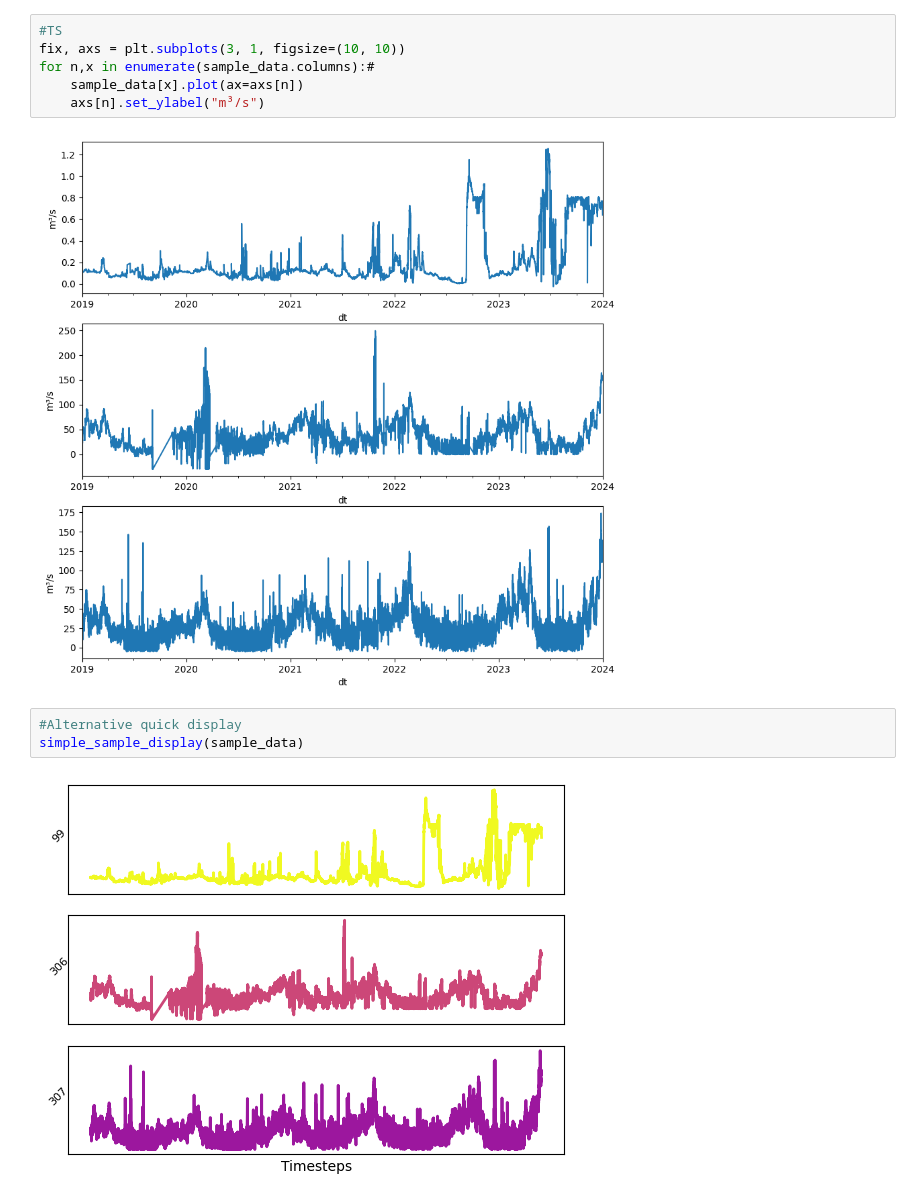
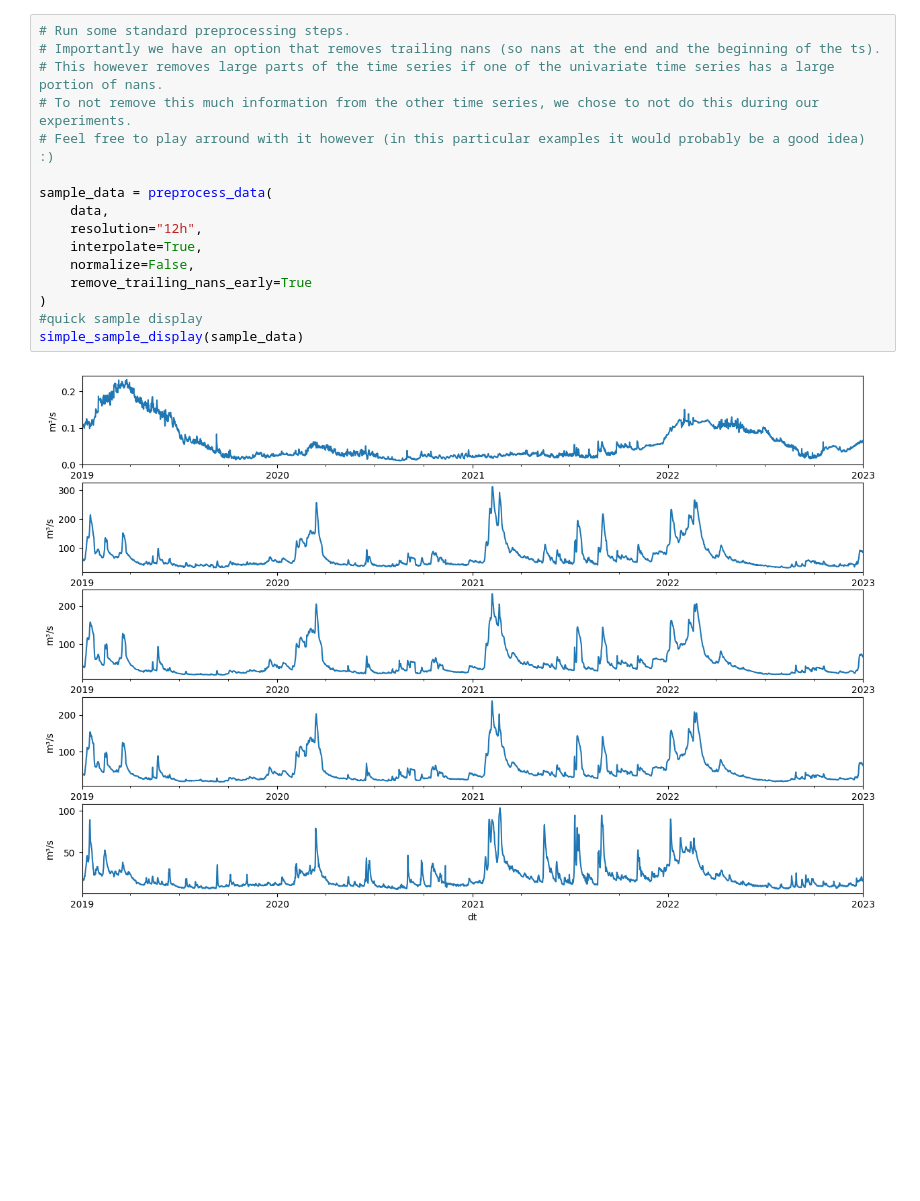
Before and after one commit to floatinglittlerocks/causalrivers, a Jupyter notebook: 2_tutorial_benchmarking.ipynb, the cells around one changed output. Drawn from its saved outputs; the diff is of its cells as text; blank space fills up the shorter version.

```diff
--- a/2_tutorial_benchmarking.ipynb
+++ b/2_tutorial_benchmarking.ipynb
@@ -91,13 +82,18 @@ sample_data = get_ts_data_for_graph(
-# %%
-#TS
-fix, axs = plt.subplots(3, 1, figsize=(10, 10))
-for n,x in enumerate(sample_data.columns):#
-    sample_data[x].plot(ax=axs[n])
-    axs[n].set_ylabel("m³/s")
-# %% [output]
-[figure, removed]
-# %%
-#Alternative quick display
-simple_sample_display(sample_data)
-# %% [output]
-[figure, removed]
+# %%
+# Run some standard preprocessing steps.
+# Importantly we have an option that removes trailing nans (so nans at the end and the beginning of the ts).
+# This however removes large parts of the time series if one of the univariate time series has a large portion of nans.
+# To not remove this much information from the other time series, we chose to not do this during our experiments.
+# Feel free to play arround with it however (in this particular examples it would probably be a good idea) :)
+
+sample_data = preprocess_data(
+    data,
+    resolution="12h",
+    interpolate=True,
+    normalize=False,
+    remove_trailing_nans_early=True
+)
+#quick sample display
+simple_sample_display(sample_data)
+# %% [output]
+[figure, added]
```
Also changed, not shown: parts of 33 cells of this notebook, 10 other files.
